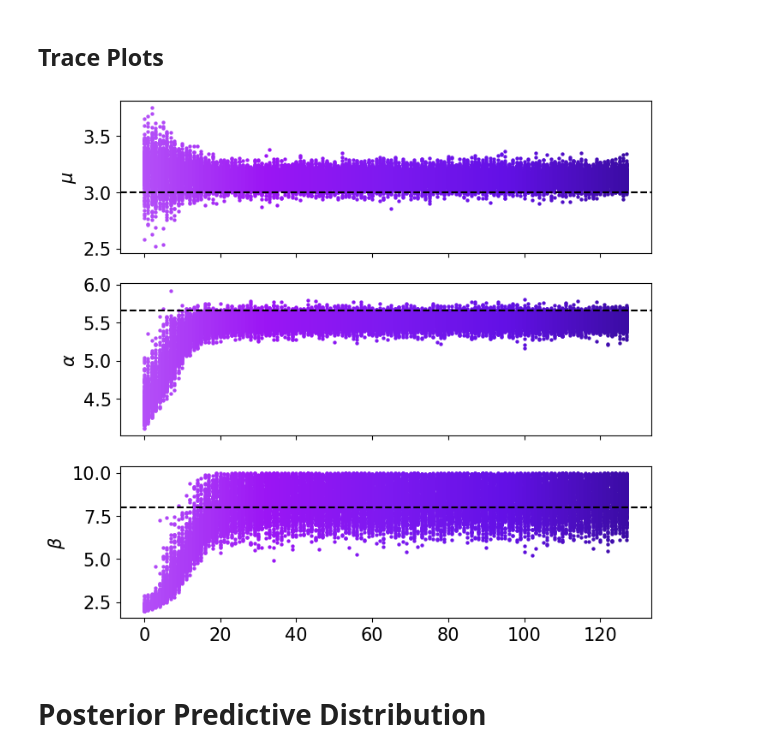
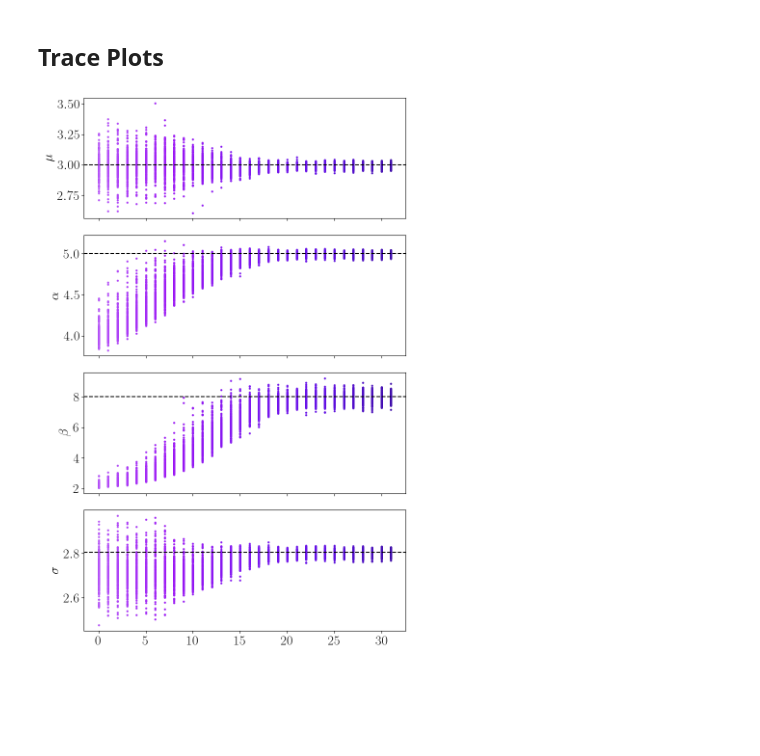
Before and after one commit to noahewolfe/tgr-hybrid-sampling, a Jupyter notebook: toy-model_misspecified.ipynb, the cells around one changed output. Saved outputs shown, nothing was run; the diff lists cells and outputs as text; code cells hidden in the pictures; blank space fills up the shorter version.

Commit message:
Refactored toy model code and generated plots with alpha = 5

```diff
--- a/toy-model_misspecified.ipynb
+++ b/toy-model_misspecified.ipynb
@@ -116,12 +25,13 @@ def sigma_to_alpha(sigma):
 # %% [markdown]
 # Misspecified Model
 # %%
-N = 1000
+N = 10000
 mu_true = 3
-alpha_true = 4 * np.sqrt(2)
+alpha_true = 5
 beta_true = 8
+sigma_true = alpha_to_sigma(alpha_true, beta = 8)
 
-data = generalized_gaussian_dist(mu_true, alpha_true, beta_true, N)
+data = sample_generalized_gaussian(mu_true, alpha_true, beta_true, N)
 # %% [markdown]
 ## First Step - Dynesty
 # %%
@@ -568,23 +322,37 @@ fig.legend(
 # %% [markdown]
 ## Trace Plots
 # %%
-nmax = 128
+nmax = 32
 
-hybrid_colors = [ "#B450F7", "#9B15F4", "#7D19F0", "#6210E5", "#3a0ca3" ]
-hybrid_colors_rgb = [ mpl.colors.to_rgb(c) for c in hybrid_colors ]
+hybrid_colors_rgb = [ mpl.colors.to_rgb(c) for c in HYBRID_EVOL_COLORS ]
 cmap = mpl.colors.LinearSegmentedColormap.from_list("custom_purple", hybrid_colors_rgb)
 
-fig, axes = plt.subplots(figsize=(8,8),nrows=3,ncols=1,dpi=100, sharex=True)
+fig, axes = plt.subplots(figsize=(8,12),nrows=4,ncols=1,dpi=100, sharex=True)
 
 for ax, param_idx, latex_label, true_val in zip(axes.flat, [0, 1, 2], [r"$\mu$", r"$\alpha$", r"$\beta$"], [mu_true, alpha_true, beta_true]):
-    for i in np.arange(nmax):
+    for i in range(nmax):
         c = cmap( i/nmax )
         ax.scatter( np.tile(i, (nwalkers,1)), pt_resume["chain_array"][:,i,param_idx].flatten(), s=4.5, color=c)
 
-    ax.set_ylabel(latex_label, fontsize=15)
+    ax.set_ylabel(latex_label)
     ax.axhline(y=true_val, linestyle="--", color="black")
-    ax.tick_params(labelsize=15)
+
+for i in np.arange(nmax):
+    sigma_vals = np.zeros(nwalkers)
+    c = cmap( i/nmax )
+    for j in range(nwalkers):
+        sigma_vals[j] = alpha_to_sigma( pt_resume["chain_array"][j,i,1], beta=pt_resume["chain_array"][j,i,2] )
+
+    axes[-1].scatter(
+        np.tile(i, (nwalkers,1)), sigma_vals,
+        s=4.5, color=c
+    )
+
+axes[-1].axhline(y=sigma_true, linestyle="--", color="black")
+axes[-1].set_ylabel(r"$\sigma$")
+
+plt.tight_layout()
+
+fig.savefig("./misspecified_trace.pdf")
 # %% [output]
-[figure, old version]
+[figure, new version]
-# %% [markdown]
-# Posterior Predictive Distribution
```
Also changed, not shown: parts of 26 cells of this notebook, 4 other files.
